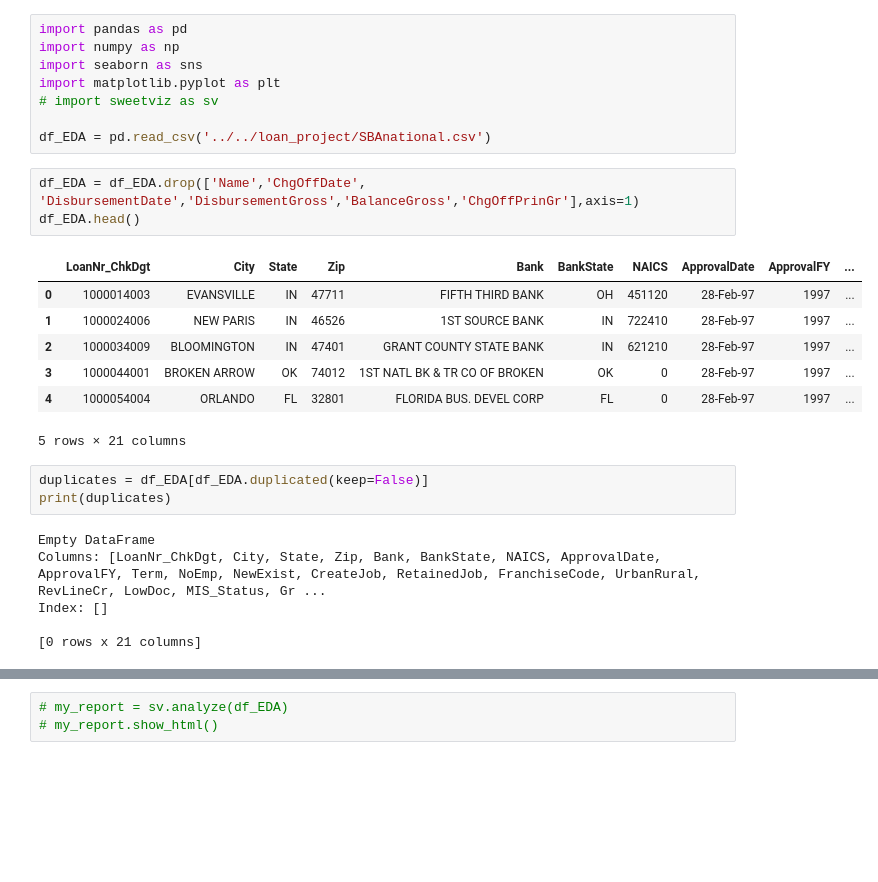
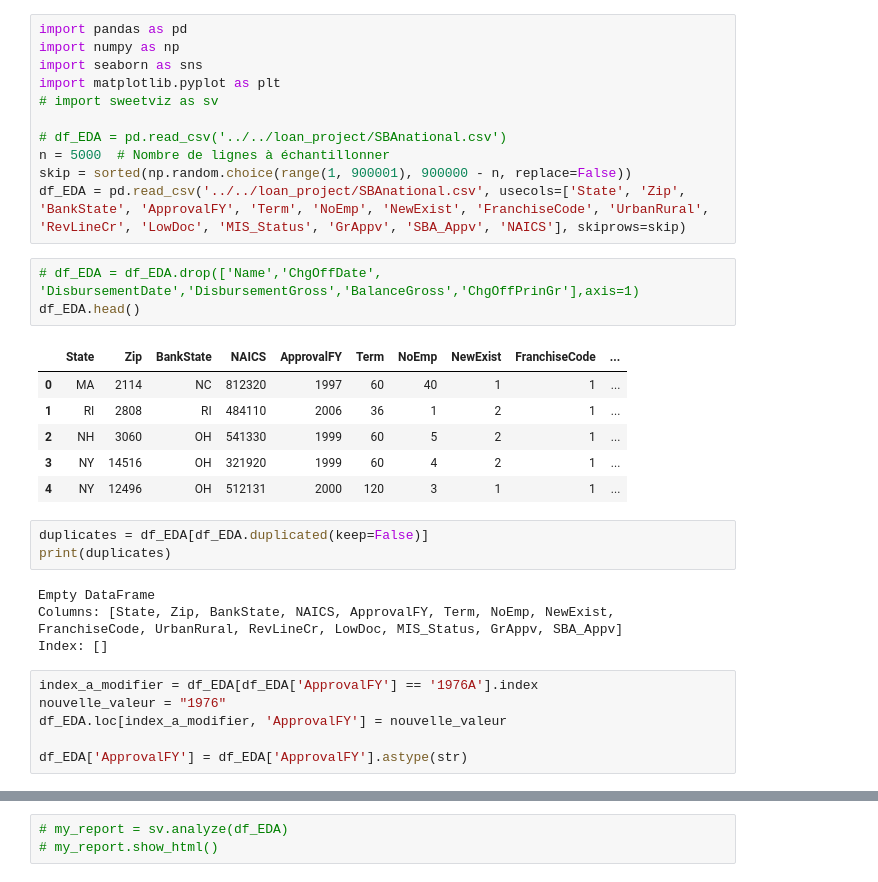
Before and after one commit to ElieLECAS/US_SBA, a Jupyter notebook: EDA/EDA_bivarie.ipynb, the cells around one changed output, grey strips where cells are left out. Drawn from its saved outputs; the diff is of its cells as text; blank space fills up the shorter version.

```diff
--- a/EDA/EDA_bivarie.ipynb
+++ b/EDA/EDA_bivarie.ipynb
@@ -5,27 +5,33 @@ import seaborn as sns
 import matplotlib.pyplot as plt
 # import sweetviz as sv
 
-df_EDA = pd.read_csv('../../loan_project/SBAnational.csv')
+# df_EDA = pd.read_csv('../../loan_project/SBAnational.csv')
+n = 5000  # Nombre de lignes à échantillonner
+skip = sorted(np.random.choice(range(1, 900001), 900000 - n, replace=False))
+df_EDA = pd.read_csv('../../loan_project/SBAnational.csv', usecols=['State', 'Zip', 'BankState', 'ApprovalFY', 'Term', 'NoEmp', 'NewExist', 'FranchiseCode', 'UrbanRural', 'RevLineCr', 'LowDoc', 'MIS_Status', 'GrAppv', 'SBA_Appv', 'NAICS'], skiprows=skip)
 # %%
-df_EDA = df_EDA.drop(['Name','ChgOffDate', 'DisbursementDate','DisbursementGross','BalanceGross','ChgOffPrinGr'],axis=1)
+# df_EDA = df_EDA.drop(['Name','ChgOffDate', 'DisbursementDate','DisbursementGross','BalanceGross','ChgOffPrinGr'],axis=1)
 df_EDA.head()
 # %% [output]
-|  | LoanNr_ChkDgt | City | State | Zip | Bank | BankState | NAICS | ApprovalDate | ApprovalFY | ... |
-| 0 | 1000014003 | EVANSVILLE | IN | 47711 | FIFTH THIRD BANK | OH | 451120 | 28-Feb-97 | 1997 | ... |
-| 1 | 1000024006 | NEW PARIS | IN | 46526 | 1ST SOURCE BANK | IN | 722410 | 28-Feb-97 | 1997 | ... |
-| 2 | 1000034009 | BLOOMINGTON | IN | 47401 | GRANT COUNTY STATE BANK | IN | 621210 | 28-Feb-97 | 1997 | ... |
-| 3 | 1000044001 | BROKEN ARROW | OK | 74012 | 1ST NATL BK & TR CO OF BROKEN | OK | 0 | 28-Feb-97 | 1997 | ... |
-| 4 | 1000054004 | ORLANDO | FL | 32801 | FLORIDA BUS. DEVEL CORP | FL | 0 | 28-Feb-97 | 1997 | ... |
+|  | State | Zip | BankState | NAICS | ApprovalFY | Term | NoEmp | NewExist | FranchiseCode | ... |
+| 0 | MA | 2114 | NC | 812320 | 1997 | 60 | 40 | 1 | 1 | ... |
+| 1 | RI | 2808 | RI | 484110 | 2006 | 36 | 1 | 2 | 1 | ... |
+| 2 | NH | 3060 | OH | 541330 | 1999 | 60 | 5 | 2 | 1 | ... |
+| 3 | NY | 14516 | OH | 321920 | 1999 | 60 | 4 | 2 | 1 | ... |
+| 4 | NY | 12496 | OH | 512131 | 2000 | 120 | 3 | 1 | 1 | ... |
-5 rows × 21 columns
 # %%
 duplicates = df_EDA[df_EDA.duplicated(keep=False)]
 print(duplicates)
 # %% [output]
 Empty DataFrame
-Columns: [LoanNr_ChkDgt, City, State, Zip, Bank, BankState, NAICS, ApprovalDate, ApprovalFY, Term, NoEmp, NewExist, CreateJob, RetainedJob, FranchiseCode, UrbanRural, RevLineCr, LowDoc, MIS_Status, Gr ...
+Columns: [State, Zip, BankState, NAICS, ApprovalFY, Term, NoEmp, NewExist, FranchiseCode, UrbanRural, RevLineCr, LowDoc, MIS_Status, GrAppv, SBA_Appv]
 Index: []
-
-[0 rows x 21 columns]
+# %%
+index_a_modifier = df_EDA[df_EDA['ApprovalFY'] == '1976A'].index
+nouvelle_valeur = "1976"
+df_EDA.loc[index_a_modifier, 'ApprovalFY'] = nouvelle_valeur
+
+df_EDA['ApprovalFY'] = df_EDA['ApprovalFY'].astype(str)
 # %%
 df_EDA['ApprovalFY'] = pd.to_numeric(df_EDA['ApprovalFY'], errors='coerce')
 
```
Also changed, not shown: parts of 14 cells of this notebook.
